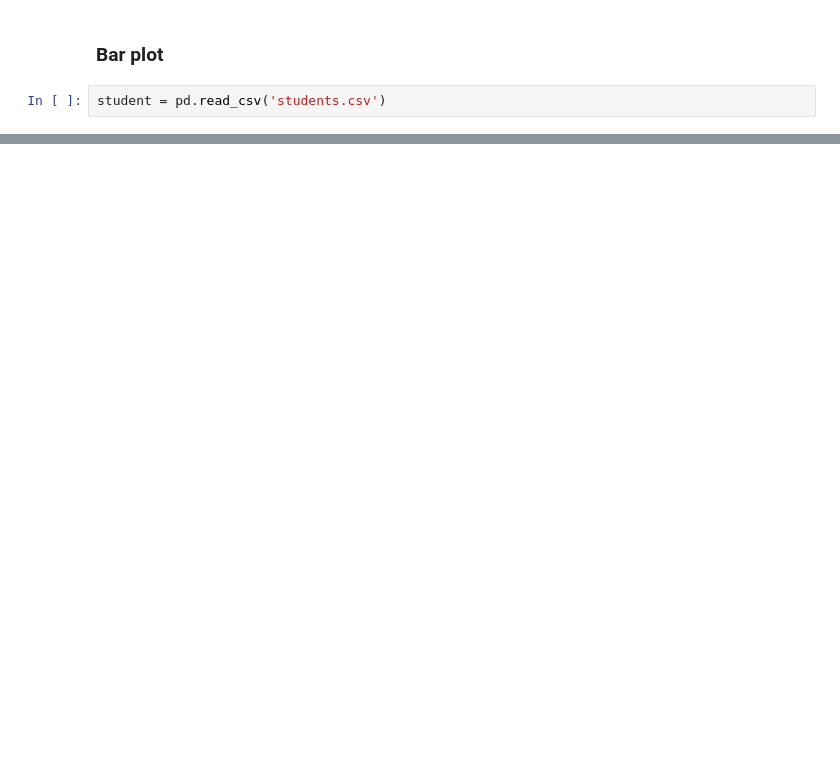
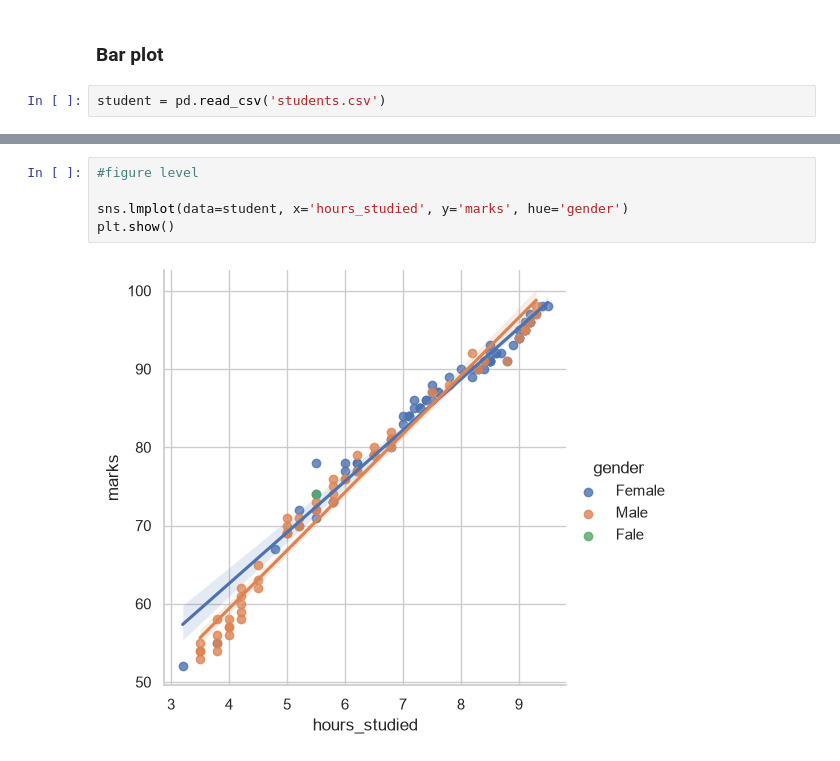
Before and after one commit to nazmul-gub/ai-ml-course, a Jupyter notebook: Python/Seaborn/plotting.ipynb, the cells around one changed output, grey strips where cells are left out. Saved outputs shown, nothing was run; the diff lists cells and outputs as text; blank space fills up the shorter version.

```diff
--- a/Python/Seaborn/plotting.ipynb
+++ b/Python/Seaborn/plotting.ipynb
@@ -192,0 +218,7 @@ sns.barplot(data=student, x='subject', y='marks', errorbar=None, estimator=np.ma
+# %%
+#figure level
+
+sns.lmplot(data=student, x='hours_studied', y='marks', hue='gender')
+plt.show()
+# %% [output]
+[figure, added]
```
Also changed, not shown: parts of 45 cells of this notebook, 3 other files.
